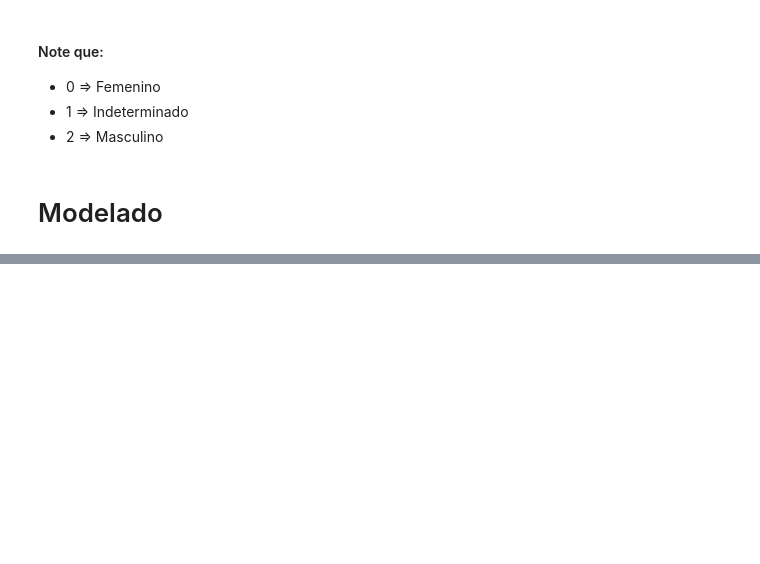
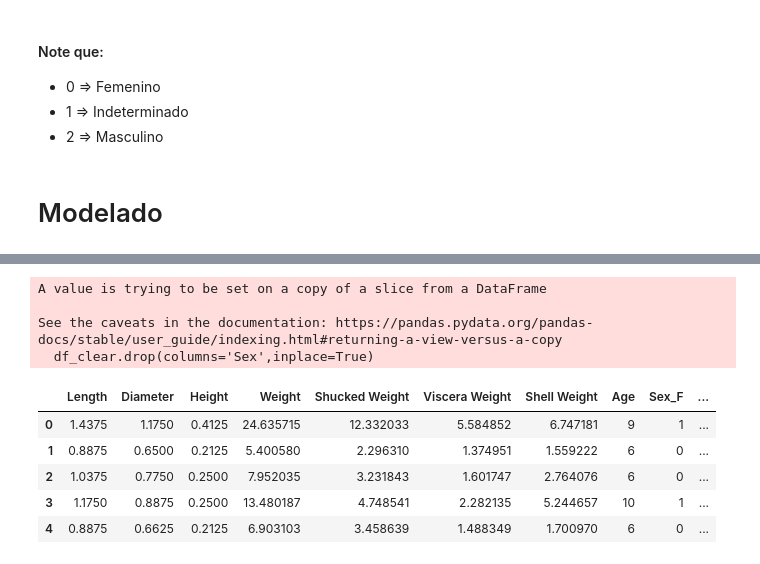
Before and after one commit to MathUPTC/CrabAge, a Jupyter notebook: Notebooks/eda_data.ipynb, the cells around one changed output, grey strips where cells are left out. Cells and saved outputs as stored; diff of their text form; code cells hidden in the pictures; blank space fills up the shorter version.

```diff
--- a/Notebooks/eda_data.ipynb
+++ b/Notebooks/eda_data.ipynb
@@ -249,0 +257,18 @@ from feature_engine.encoding import one_hot
+# %%
+temp=pd.get_dummies(df_clear["Sex"],dtype=int,prefix ='Sex')
+df_clear.drop(columns='Sex',inplace=True)
+df_clear = pd.concat([df_clear,temp],axis=1)
+# %% [output]
+A value is trying to be set on a copy of a slice from a DataFrame
+
+See the caveats in the documentation: https://pandas.pydata.org/pandas-docs/stable/user_guide/indexing.html#returning-a-view-versus-a-copy
+  df_clear.drop(columns='Sex',inplace=True)
+# %%
+df_clear.head()
+# %% [output]
+|  | Length | Diameter | Height | Weight | Shucked Weight | Viscera Weight | Shell Weight | Age | Sex_F | ... |
+| 0 | 1.4375 | 1.1750 | 0.4125 | 24.635715 | 12.332033 | 5.584852 | 6.747181 | 9 | 1 | ... |
+| 1 | 0.8875 | 0.6500 | 0.2125 | 5.400580 | 2.296310 | 1.374951 | 1.559222 | 6 | 0 | ... |
+| 2 | 1.0375 | 0.7750 | 0.2500 | 7.952035 | 3.231843 | 1.601747 | 2.764076 | 6 | 0 | ... |
+| 3 | 1.1750 | 0.8875 | 0.2500 | 13.480187 | 4.748541 | 2.282135 | 5.244657 | 10 | 1 | ... |
+| 4 | 0.8875 | 0.6625 | 0.2125 | 6.903103 | 3.458639 | 1.488349 | 1.700970 | 6 | 0 | ... |
```
Also changed, not shown: parts of 7 cells of this notebook.
